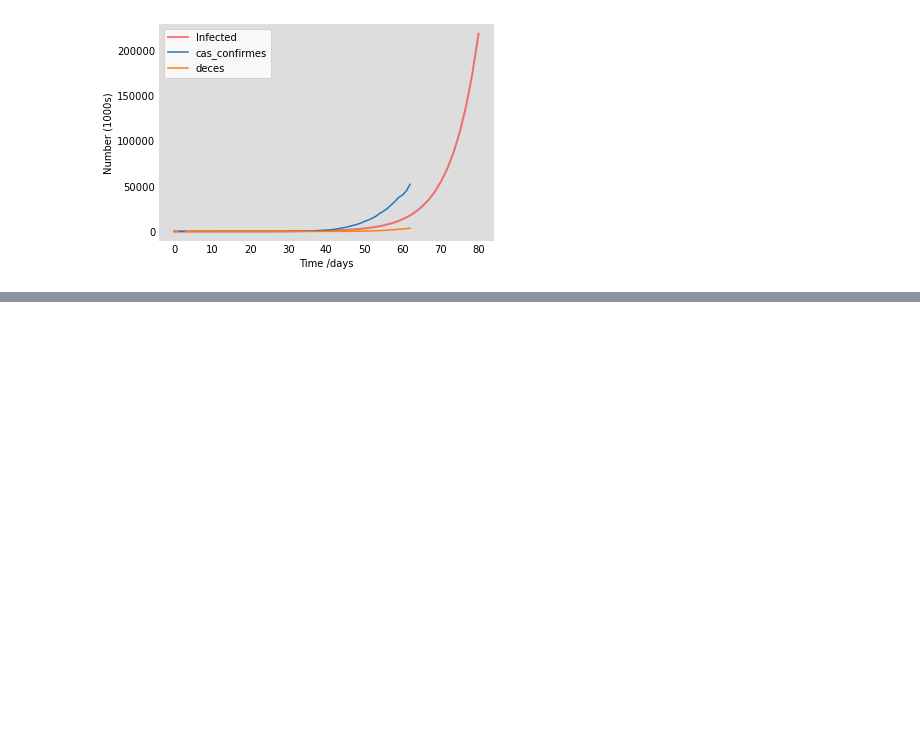
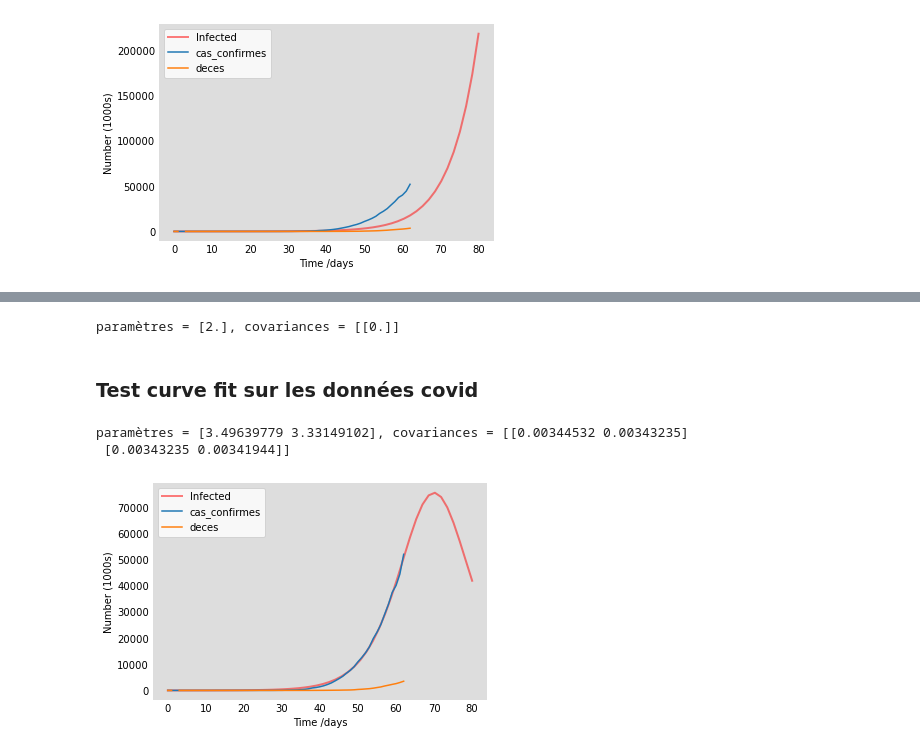
Before and after one commit to Pythalex/projet_science_des_donnees_ISD, a Jupyter notebook: TestSIR_chiffres_clés.ipynb, the cells around one changed output, grey strips where cells are left out. Cells and saved outputs as stored; diff of their text form; code cells hidden in the pictures; blank space fills up the shorter version.

Commit message:
added curve fit test and application on dataset

```diff
--- a/TestSIR_chiffres_clés.ipynb
+++ b/TestSIR_chiffres_clés.ipynb
@@ -116,0 +127,69 @@ plt.show()
+# %%
+params, covariance = scipy.optimize.curve_fit(f, xrange, mesdonnees) # fit
+print(f"paramètres = {params}, covariances = {covariance}")
+# %% [output]
+paramètres = [2.], covariances = [[0.]]
+# %% [markdown]
+### Test curve fit sur les données covid
+# %%
+f = lambda t, beta, gamma : (odeint(deriv, y0, t, args=(N, beta, gamma)).T)[1] # [1] = only Infected
+params, covariance = scipy.optimize.curve_fit(f, range(df.shape[0]), df["cas_confirmes"]) # fit
+print(f"paramètres = {params}, covariances = {covariance}")
+# %% [output]
+paramètres = [3.49639779 3.33149102], covariances = [[0.00344532 0.00343235]
+ [0.00343235 0.00341944]]
+# %%
+beta = params[0]
+gamma = params[1]
+# %%
+import numpy as np
+from scipy.integrate import odeint
+import matplotlib.pyplot as plt
+
+# Total population, N.
+N = 67000000
+# Initial number of infected and recovered individuals, I0 and R0.
+I0, R0 = 3, 0
+# Everyone else, S0, is susceptible to infection initially.
+S0 = N - I0 - R0
+# A grid of time points (in days)
+t = np.linspace(0, 80)
+
+# The SIR model differential equations.
+def deriv(y, t, N, beta, gamma):
+    S, I, R = y
+    dSdt = -beta * S * I / N
+    dIdt = beta * S * I / N - gamma * I
+    dRdt = gamma * I
+    return dSdt, dIdt, dRdt
+
+# Initial conditions vector
+y0 = S0, I0, R0
+# Integrate the SIR equations over the time grid, t.
+ret = odeint(deriv, y0, t, args=(N, beta, gamma))
+S, I, R = ret.T
+
+# Plot the data on three separate curves for S(t), I(t) and R(t)
+fig = plt.figure(facecolor='w')
+ax = fig.add_subplot(111, facecolor='#dddddd', axisbelow=True)
+#ax.plot(t, S, 'b', alpha=0.5, lw=2, label='Susceptible')
+ax.plot(t, I, 'r', alpha=0.5, lw=2, label='Infected')
+#ax.plot(t, R, 'g', alpha=0.5, lw=2, label='Recovered with immunity')
+ax.set_xlabel('Time /days')
+ax.set_ylabel('Number (1000s)')
+#ax.set_ylim(0,1.2)
+ax.yaxis.set_tick_params(length=0)
+ax.xaxis.set_tick_params(length=0)
+ax.grid(b=True, which='major', c='w', lw=2, ls='-')
+legend = ax.legend()
+legend.get_frame().set_alpha(0.5)
+for spine in ('top', 'right', 'bottom', 'left'):
+    ax.spines[spine].set_visible(False)
+
+df[["cas_confirmes", "deces"]].plot(ax=ax)
+
+#ax.set_xlim(0, 300)
+
+plt.show()
+# %% [output]
+[figure, added]
```
Also changed, not shown: parts of 4 cells of this notebook.
